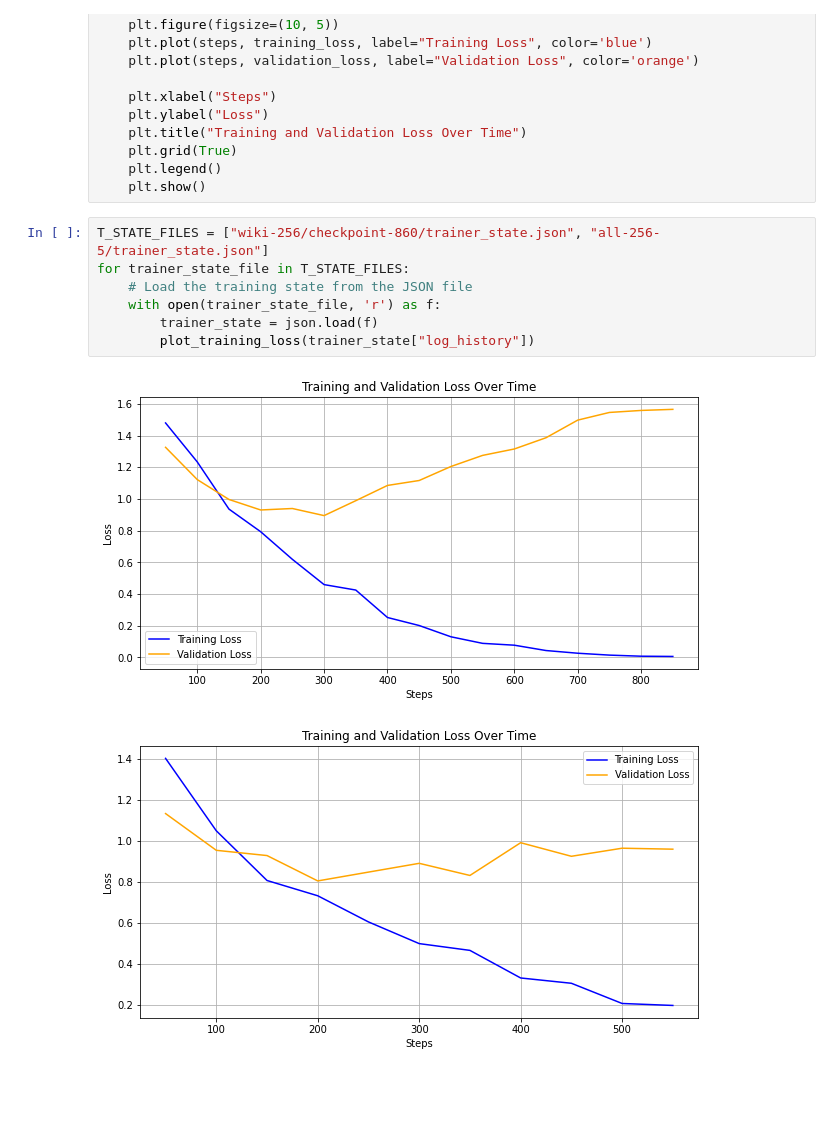
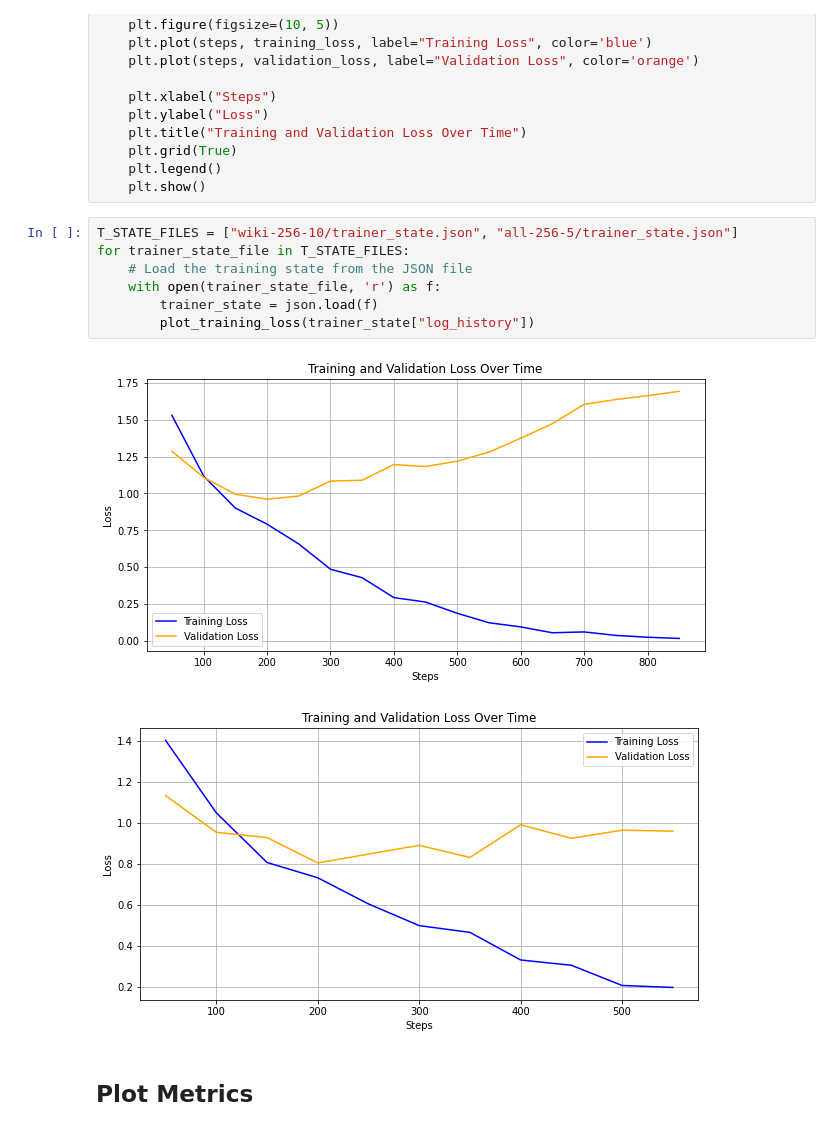
Before and after one commit to sinjoysaha/cse584-ml-psu-f24, a Jupyter notebook: midterm-project/analysis.ipynb, the cells around one changed output. Drawn from its saved outputs; the diff is of its cells as text; blank space fills up the shorter version.

```diff
--- a/midterm-project/analysis.ipynb
+++ b/midterm-project/analysis.ipynb
@@ -30,13 +32,15 @@ def plot_training_loss(log_history):
     plt.legend()
     plt.show()
 # %%
-T_STATE_FILES = ["wiki-256/checkpoint-860/trainer_state.json", "all-256-5/trainer_state.json"]
+T_STATE_FILES = ["wiki-256-10/trainer_state.json", "all-256-5/trainer_state.json"]
 for trainer_state_file in T_STATE_FILES:
     # Load the training state from the JSON file
     with open(trainer_state_file, 'r') as f:
         trainer_state = json.load(f)
         plot_training_loss(trainer_state["log_history"])
 # %% [output]
-[figure, old version]
+[figure, new version]
 [figure]
+# %% [markdown]
+## Plot Metrics
 # %%
```
Also changed, not shown: parts of 8 cells of this notebook, 12 other files.
